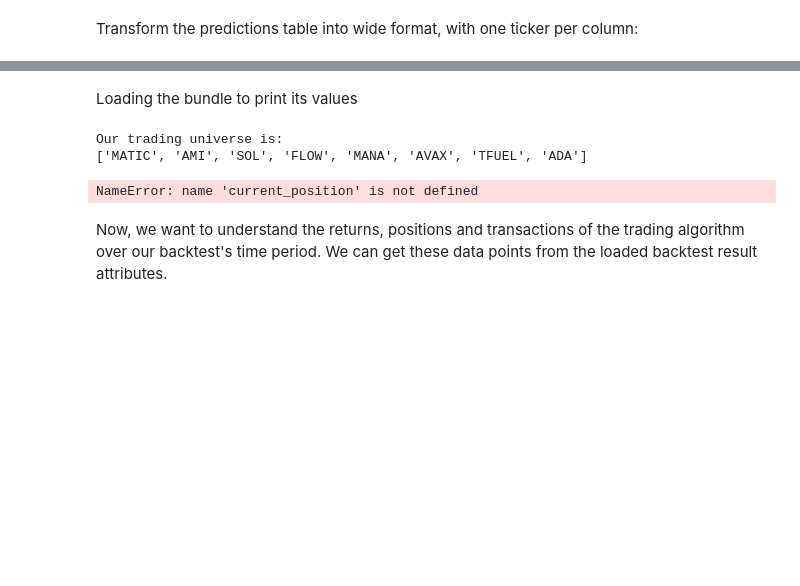
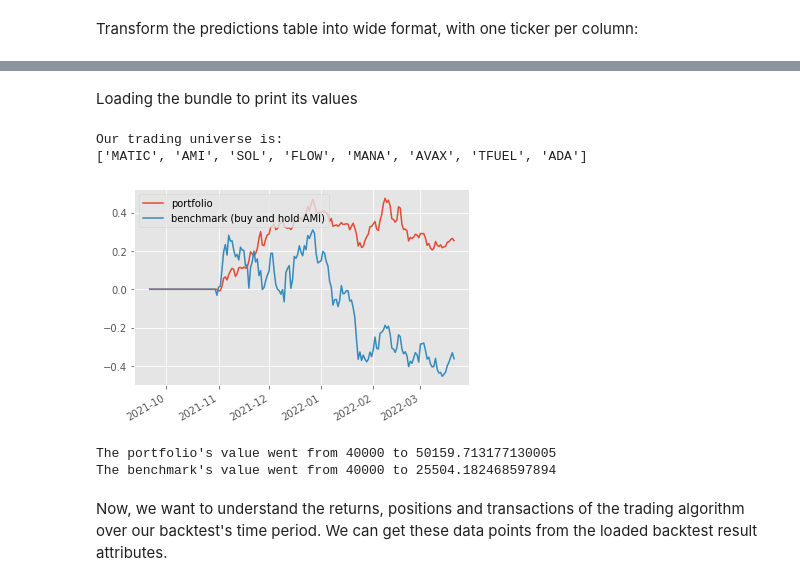
Before and after one commit to amicha02/ape_mining, a Jupyter notebook: strategy/portfolio_strategy.ipynb, the cells around one changed output, grey strips where cells are left out. Saved outputs shown, nothing was run; the diff lists cells and outputs as text; code cells hidden in the pictures; blank space fills up the shorter version.

```diff
--- a/strategy/portfolio_strategy.ipynb
+++ b/strategy/portfolio_strategy.ipynb
@@ -72,5 +72,3 @@ Create the signals from the predicted future returns
 # %%
 long_signals = (predictions.where(predictions>0.01).rank(axis=1,ascending=False) <= 2).astype(int)
 short_signals = (predictions.where(predictions<0).rank(axis=1) <= 2).astype(int)
-# %% [markdown]
-Loading the bundle to print its values
@@ -79,0 +75,2 @@ Loading the bundle to print its values
+# %% [markdown]
+Loading the bundle to print its values
@@ -150,6 +150,8 @@ def handle_data(context, data):
         #today's price of the coin
         current_price = data.current(coin, 'price')
 
+        current_position = context.portfolio.positions[coin].amount
+
         #access the signals
         long_signal_value = long_signals_vector[COINS[j]][0]
         short_signal_value = short_signals_vector[COINS[j]][0]
@@ -169,34 +171,36 @@ def handle_data(context, data):
     record(SOL=data.current(symbol('SOL'), 'price'),
            TFUEL=data.current(symbol('TFUEL'), 'price'),
            MATIC=data.current(symbol('MATIC'), 'price'),
            FLOW=data.current(symbol('FLOW'), 'price'),
            MANA=data.current(symbol('MANA'), 'price'),
             ADA=data.current(symbol('ADA'), 'price'),
             AVAX=data.current(symbol('AVAX'), 'price'),
            AMI = data.current(symbol('AMI'), 'price'),
           )
 
 
 perf = zipline.run_algorithm(
     start=start, end=end,
     initialize=initialize,
     capital_base=initial_portfolio,
     handle_data = handle_data,
     trading_calendar=get_calendar('24/7'),
     data_frequency = 'daily',
     bundle= bundle_name)
 
 ######################
 style.use("ggplot")
 perf.portfolio_value.pct_change().fillna(0).add(1).cumprod().sub(1).plot(label='portfolio')
 perf.AMI.pct_change().fillna(0).add(1).cumprod().sub(1).plot(label='benchmark (buy and hold AMI)')
 bmark_final = (perf.AMI.pct_change().fillna(0).add(1).cumprod().sub(1)[-1]*initial_portfolio) + initial_portfolio
 plt.legend(loc=2)
 plt.show()
 print("The portfolio's value went from " + str(initial_portfolio) + " to " +  str(perf.portfolio_value[-1]))
 print("The benchmark's value went from " + str(initial_portfolio) + " to " +  str(bmark_final))
 # %% [output]
+[figure, added]
-NameError: name 'current_position' is not defined
+The portfolio's value went from 40000 to 50159.713177130005
+The benchmark's value went from 40000 to 25504.182468597894
 # %% [markdown]
 Now, we want to understand the returns, positions and transactions of the trading algorithm over our backtest's time period. We can get these data points from the loaded backtest result attributes.
 # %%
```
Also changed, not shown: parts of 7 cells of this notebook.
